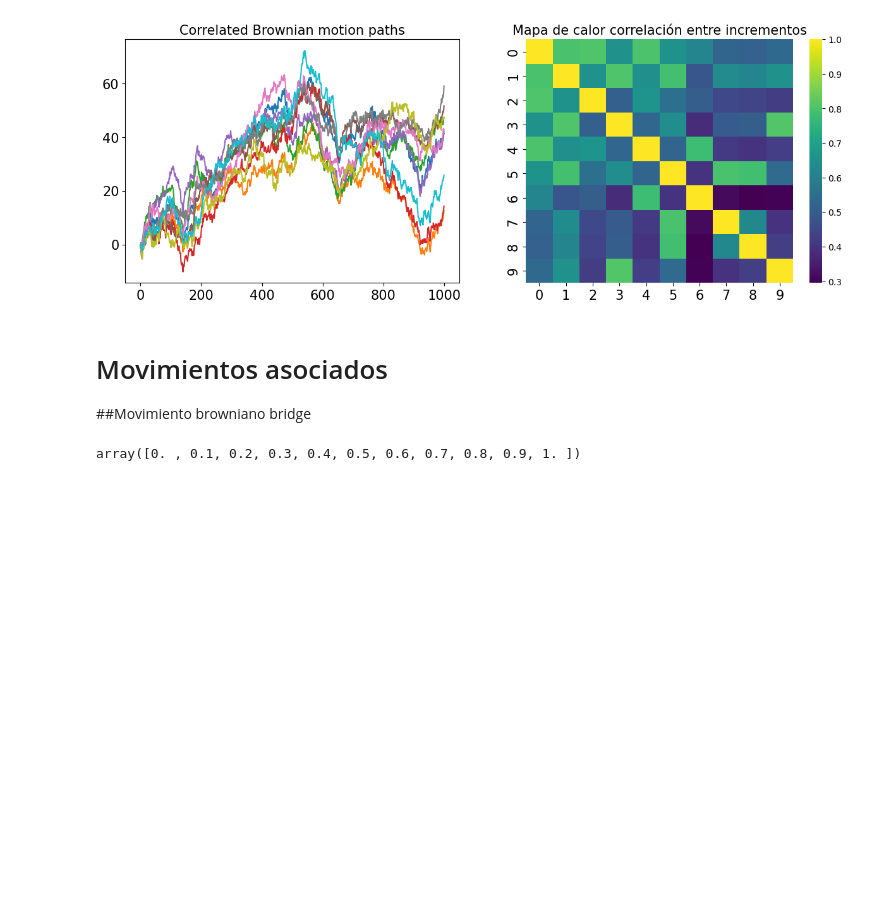
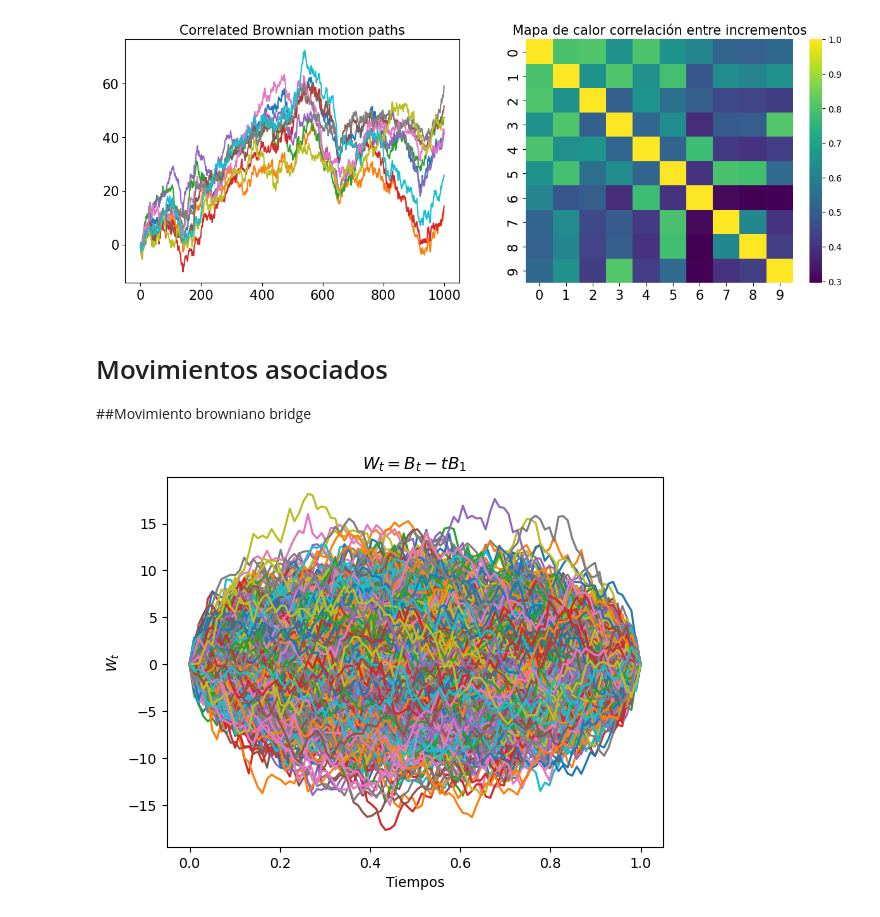
Before and after one commit to msanchezr99/Talleres_estocasticos1, a Jupyter notebook: Procesos_estoc_continuos/Proc_cont.ipynb, the cells around one changed output. Saved outputs shown, nothing was run; the diff lists cells and outputs as text; code cells hidden in the pictures; blank space fills up the shorter version.

Commit message:
Movimiento Bridge en archivo brownian_motion

```diff
--- a/Procesos_estoc_continuos/Proc_cont.ipynb
+++ b/Procesos_estoc_continuos/Proc_cont.ipynb
@@ -132,18 +132,20 @@ plt.yticks(fontsize=15)
 # %%
 ###Medidas de error:
 def mse(y:np.array,y_hat:np.array,)->float:
     return np.mean(np.square(y-y_hat))
 
 def mae(y:np.array,y_hat:np.array,)->float:
     return np.mean(np.abs(y-y_hat))
 
-def get_bridge(n:int,d:int=1,random_state: Optional[int]=None)->np.array:
-    B=bm.get_dB_matrix(n,d,random_state=random_state)
-    time=np.linspace(0,1,n)
-    bridge=
+
+
+Bridge=bm.get_bridge(100,1000)
+# Graficamos el movimiento browniano de Bridge
+fig, ax = plt.subplots()
+ax.plot(np.linspace(0,1,100),Bridge.T)
+ax.set_title("$W_t = B_t -tB_1$")
+ax.set_xlabel("Tiempos")
+ax.set_ylabel("$W_t$")
+plt.show()
+# %% [output]
+[figure, added]
-# %%
-np.array([[1,3,5,7],
-          [1,2,4,6],
-          [1,9,11,13]])
-# %% [output]
-array([0. , 0.1, 0.2, 0.3, 0.4, 0.5, 0.6, 0.7, 0.8, 0.9, 1. ])
```
Also changed, not shown: parts of 1 cell of this notebook, 1 other file.
